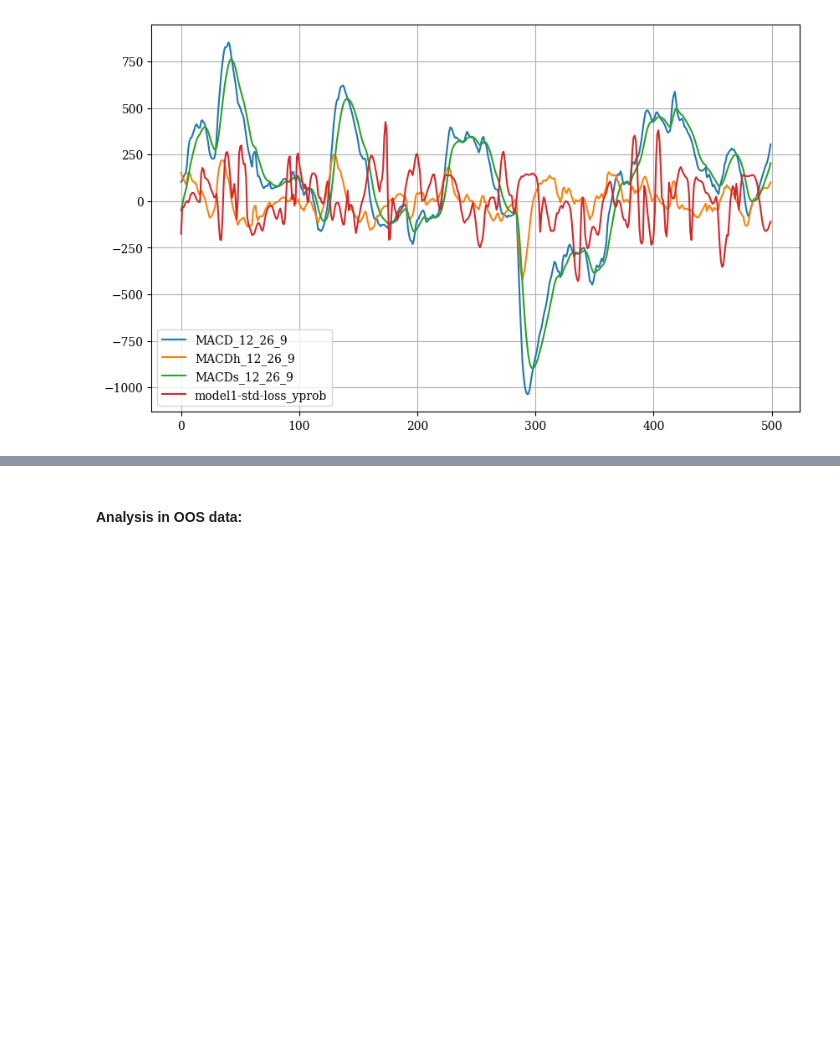
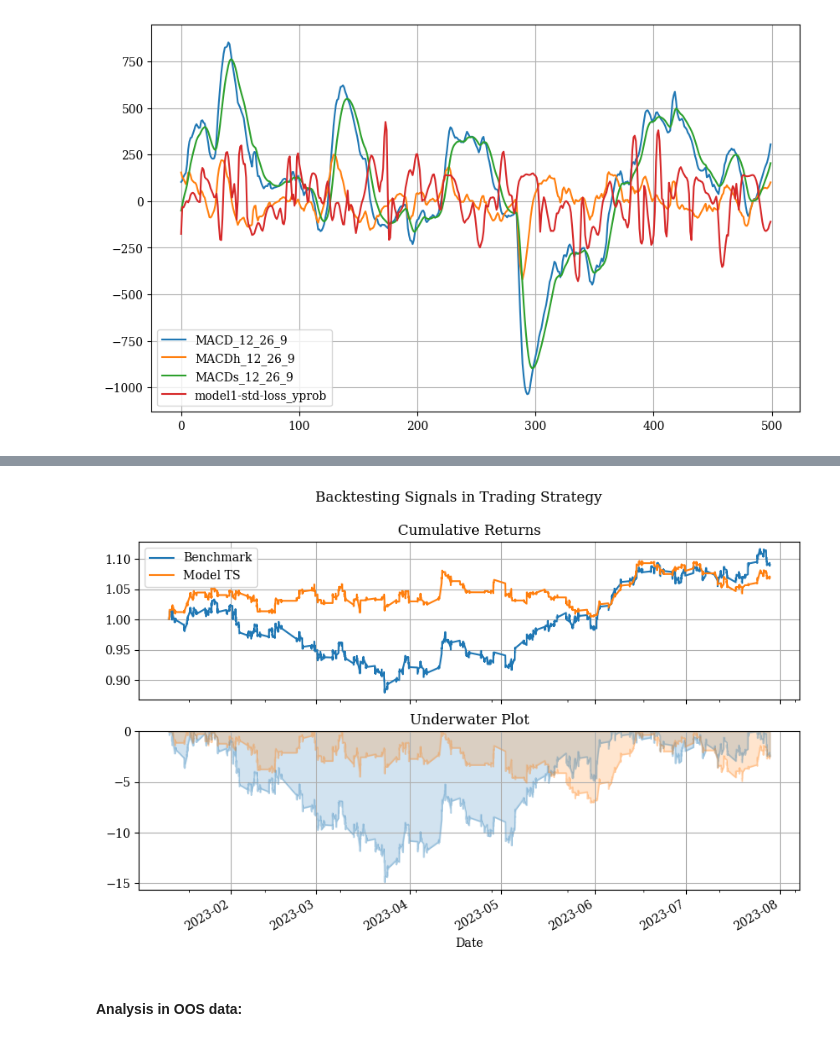
Before and after one commit to filipepapa/deep_learning, a Jupyter notebook: st_trend_predict_m15_oos.ipynb, the cells around one changed output, grey strips where cells are left out. Drawn from its saved outputs; the diff is of its cells as text; code cells hidden in the pictures; blank space fills up the shorter version.

```diff
--- a/st_trend_predict_m15_oos.ipynb
+++ b/st_trend_predict_m15_oos.ipynb
@@ -1088,3 +1110,30 @@ Insteresting to observe how the model learned creating different patterns, antic
+# %%
+# backtest
+pd.options.display.float_format = '{:,.4f}'.format
+load_def_plot()
+
+df_bt = pd.DataFrame(data.iloc[-dg_['std'].end_index+(dg_['std'].start_index-1):,[5]])
+df_bt['y_pred'] = dypred[mname][:,0]
+df_bt['ts_logret'] = df_bt['PCTRET_1'] * df_bt['y_pred']
+df_bt.rename(columns={'PCTRET_1':'Benchmark',
+                      'ts_logret':'Model TS'},
+                      inplace=True)
+
+# Simple tear sheet
+# pf.create_simple_tear_sheet(df_bt['Model TS'])
+
+df_bt['Underwater Benchmark'] = compute_underwater(df_bt['Benchmark'])
+df_bt['Underwater Model TS'] = compute_underwater(df_bt['Model TS'])
+
+fig, ax = plt.subplots(2,1)
+fig.suptitle('Backtesting Signals in Trading Strategy')
+ax[0] = plt.subplot(2,1,1)
+df_bt[['Benchmark','Model TS']].cumsum().apply(np.exp).plot(ax=ax[0],kind='line', title='Cumulative Returns');
+ax[1] = plt.subplot(2,1,2,sharex=ax[0])
+df_bt['Underwater Benchmark'].plot(ax=ax[1],kind='area', alpha=0.2, title='Underwater Plot',label='Benchmark')
+df_bt['Underwater Model TS'].plot(ax=ax[1],kind='area', alpha=0.2,label='Model TS');
+# %% [output]
+[figure, added]
 # %% [markdown]
 #### Analysis in OOS data:
 # %%
```
Also changed, not shown: parts of 4 cells of this notebook.
